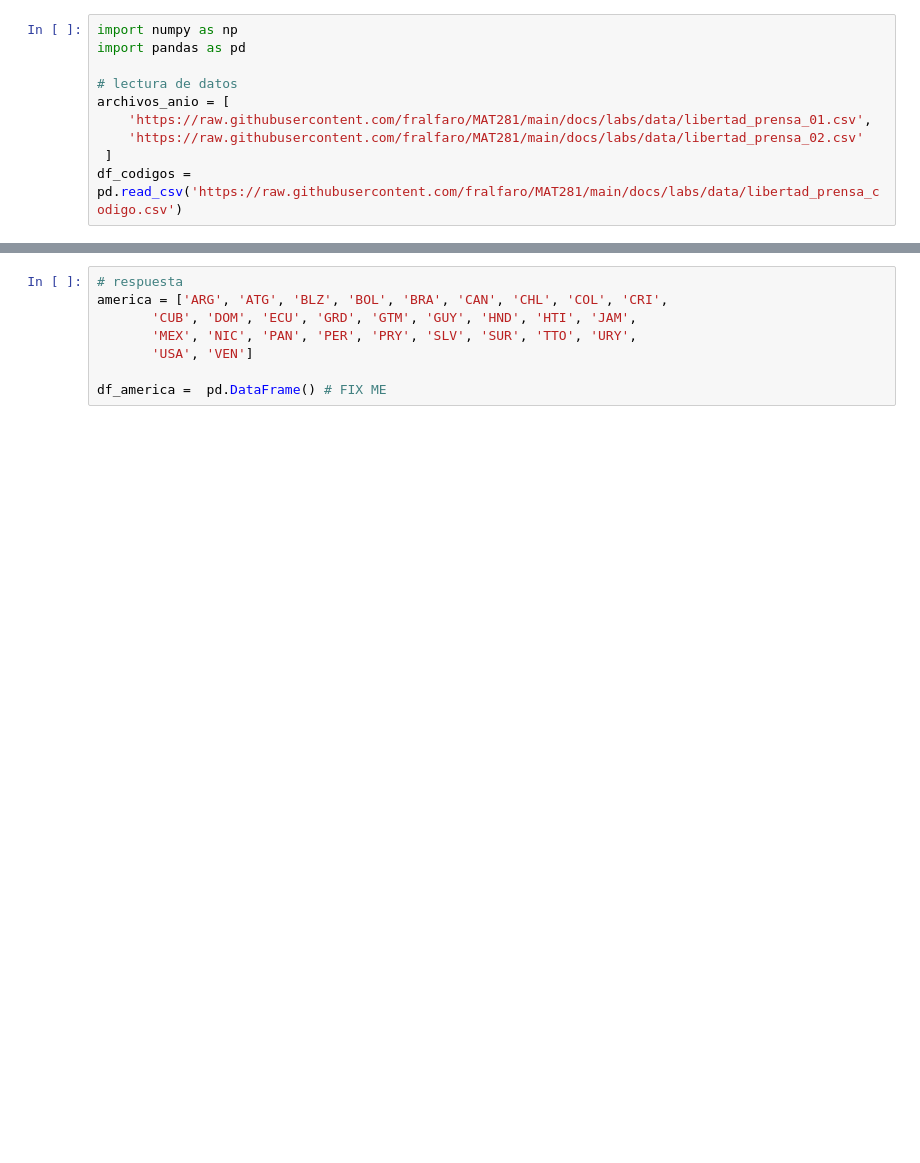
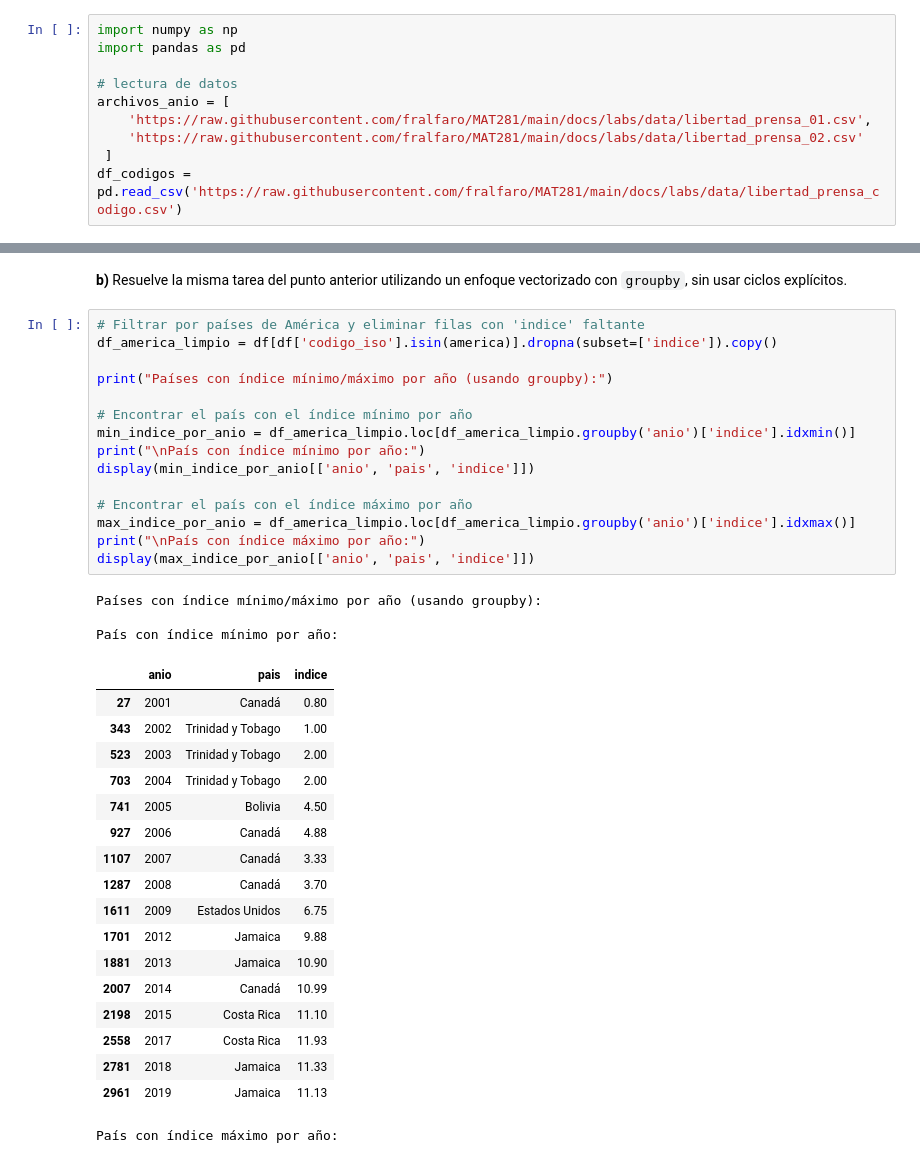
Before and after one commit to JDMA2018/MAT281-entregables, a Jupyter notebook: docs/codes/labs/lab_04.ipynb, the cells around one changed output, grey strips where cells are left out. Cells and saved outputs as stored; diff of their text form; blank space fills up the shorter version.

```diff
--- a/docs/codes/labs/lab_04.ipynb
+++ b/docs/codes/labs/lab_04.ipynb
@@ -192,8 +396,39 @@ america = ['ARG', 'ATG', 'BLZ', 'BOL', 'BRA', 'CAN', 'CHL', 'COL', 'CRI',
+# %% [markdown]
+**b)** Resuelve la misma tarea del punto anterior utilizando un enfoque vectorizado con `groupby`, sin usar ciclos explícitos.
 # %%
-# respuesta
-america = ['ARG', 'ATG', 'BLZ', 'BOL', 'BRA', 'CAN', 'CHL', 'COL', 'CRI',
-       'CUB', 'DOM', 'ECU', 'GRD', 'GTM', 'GUY', 'HND', 'HTI', 'JAM',
-       'MEX', 'NIC', 'PAN', 'PER', 'PRY', 'SLV', 'SUR', 'TTO', 'URY',
-       'USA', 'VEN']
+# Filtrar por países de América y eliminar filas con 'indice' faltante
+df_america_limpio = df[df['codigo_iso'].isin(america)].dropna(subset=['indice']).copy()
 
-df_america =  pd.DataFrame() # FIX ME
+print("Países con índice mínimo/máximo por año (usando groupby):")
+
+# Encontrar el país con el índice mínimo por año
+min_indice_por_anio = df_america_limpio.loc[df_america_limpio.groupby('anio')['indice'].idxmin()]
+print("\nPaís con índice mínimo por año:")
+display(min_indice_por_anio[['anio', 'pais', 'indice']])
+
+# Encontrar el país con el índice máximo por año
+max_indice_por_anio = df_america_limpio.loc[df_america_limpio.groupby('anio')['indice'].idxmax()]
+print("\nPaís con índice máximo por año:")
+display(max_indice_por_anio[['anio', 'pais', 'indice']])
+# %% [output]
+Países con índice mínimo/máximo por año (usando groupby):
+
+País con índice mínimo por año:
+|  | anio | pais | indice |
+| 27 | 2001 | Canadá | 0.80 |
+| 343 | 2002 | Trinidad y Tobago | 1.00 |
+| 523 | 2003 | Trinidad y Tobago | 2.00 |
+| 703 | 2004 | Trinidad y Tobago | 2.00 |
+| 741 | 2005 | Bolivia | 4.50 |
+| 927 | 2006 | Canadá | 4.88 |
+| 1107 | 2007 | Canadá | 3.33 |
+| 1287 | 2008 | Canadá | 3.70 |
+| 1611 | 2009 | Estados Unidos | 6.75 |
+| 1701 | 2012 | Jamaica | 9.88 |
+| 1881 | 2013 | Jamaica | 10.90 |
+| 2007 | 2014 | Canadá | 10.99 |
+| 2198 | 2015 | Costa Rica | 11.10 |
+| 2558 | 2017 | Costa Rica | 11.93 |
+| 2781 | 2018 | Jamaica | 11.33 |
+| 2961 | 2019 | Jamaica | 11.13 |
+País con índice máximo por año:
```
Also changed, not shown: parts of 65 cells of this notebook.
